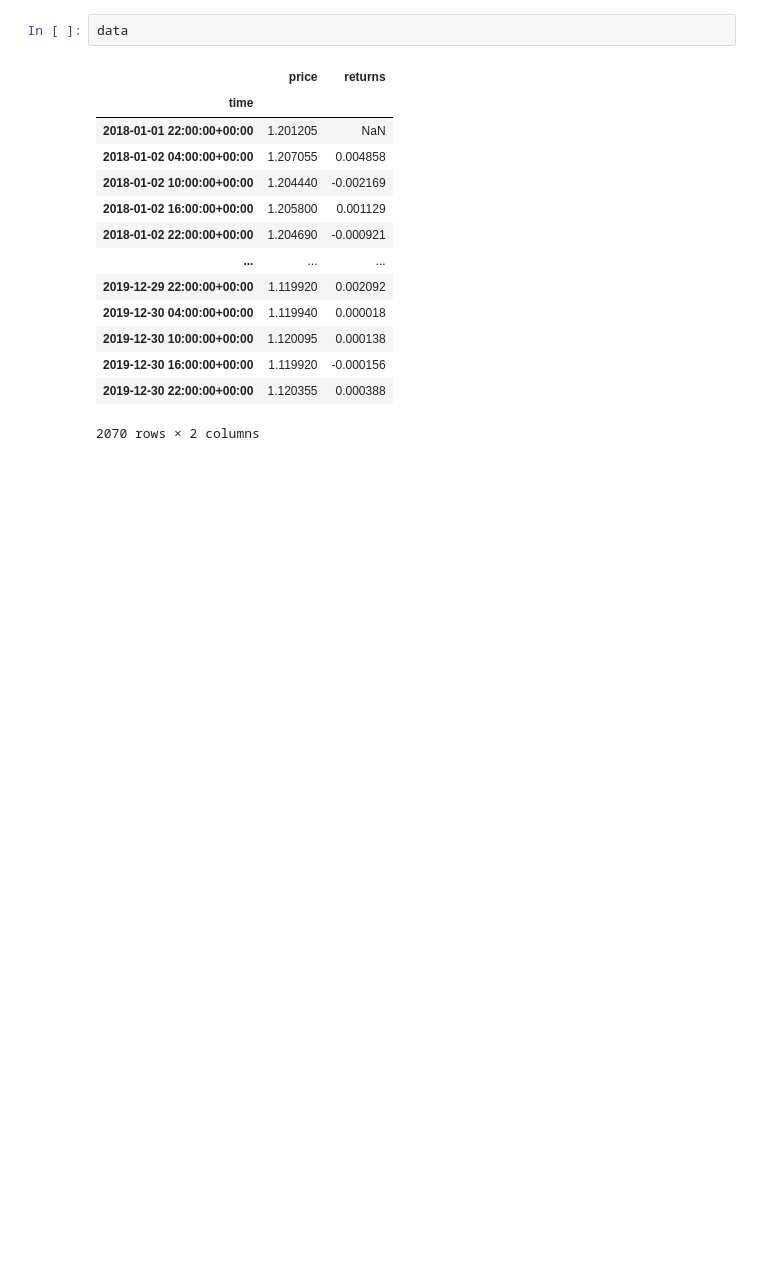
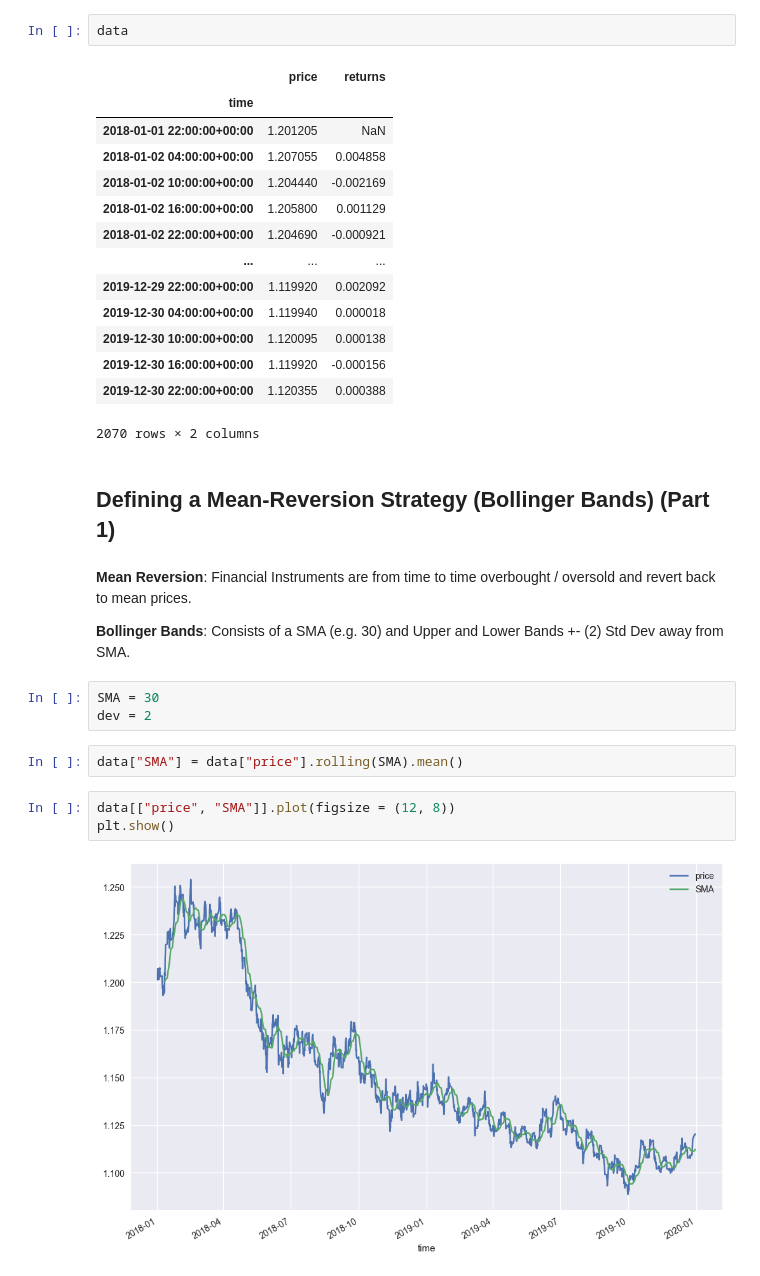
Before and after one commit to AvirukthGT/AlgoTrading, a Jupyter notebook: BollingerBands/BollingerBands.ipynb, the cells around one changed output. Cells and saved outputs as stored; diff of their text form; blank space fills up the shorter version.

Commit message:
Mean IInversion Pt1

```diff
--- a/BollingerBands/BollingerBands.ipynb
+++ b/BollingerBands/BollingerBands.ipynb
@@ -49,3 +49,19 @@ data
 | 2019-12-30 16:00:00+00:00 | 1.119920 | -0.000156 |
 | 2019-12-30 22:00:00+00:00 | 1.120355 | 0.000388 |
 2070 rows × 2 columns
+# %% [markdown]
+## Defining a Mean-Reversion Strategy (Bollinger Bands) (Part 1)
+# %% [markdown]
+__Mean Reversion__: Financial Instruments are from time to time overbought / oversold and revert back to mean prices.
+
+__Bollinger Bands__: Consists of a SMA (e.g. 30) and Upper and Lower Bands +- (2) Std Dev away from SMA.
+# %%
+SMA = 30
+dev = 2
+# %%
+data["SMA"] = data["price"].rolling(SMA).mean()
+# %%
+data[["price", "SMA"]].plot(figsize = (12, 8))
+plt.show()
+# %% [output]
+[figure, added]
```
Also changed, not shown: parts of 8 cells of this notebook.
